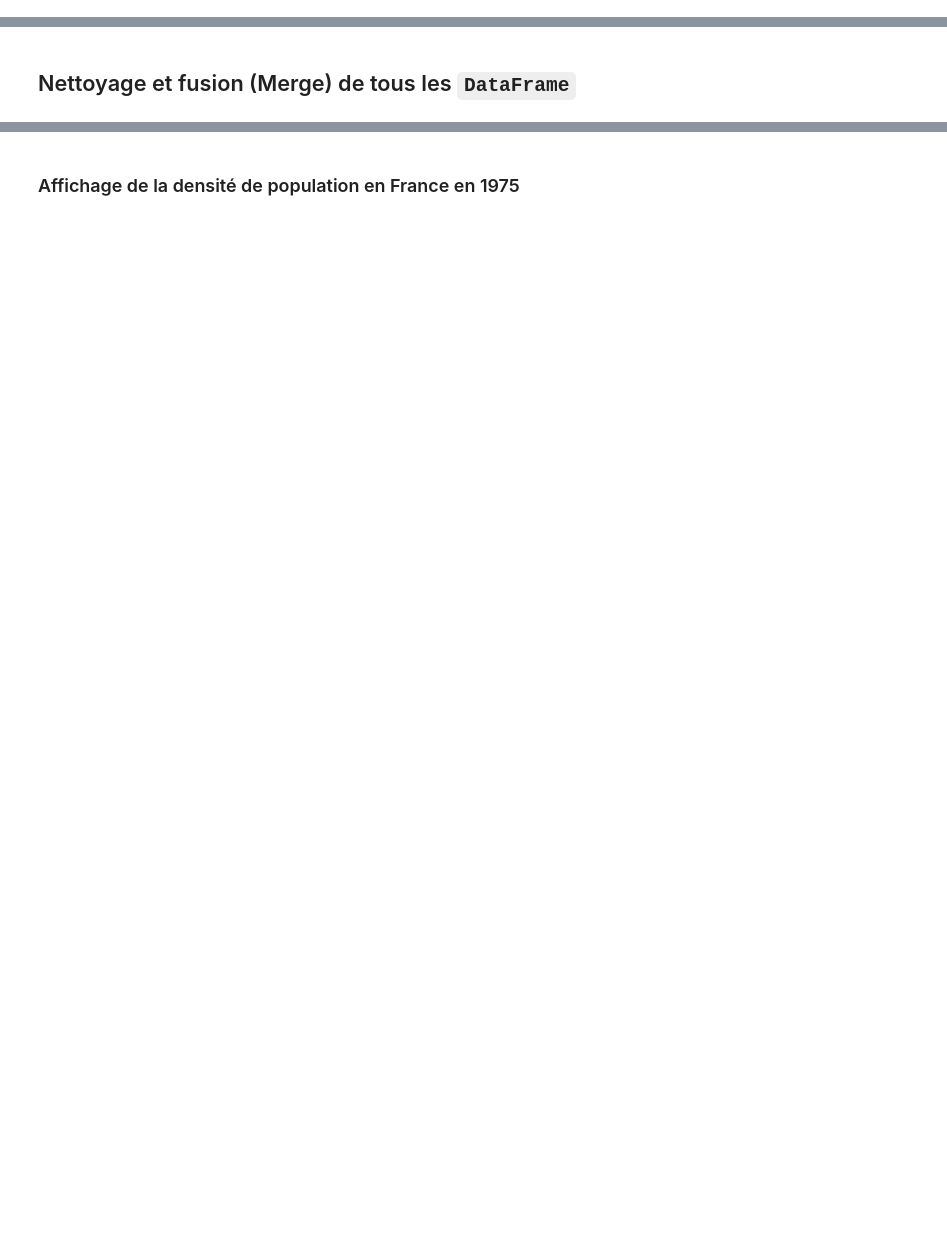
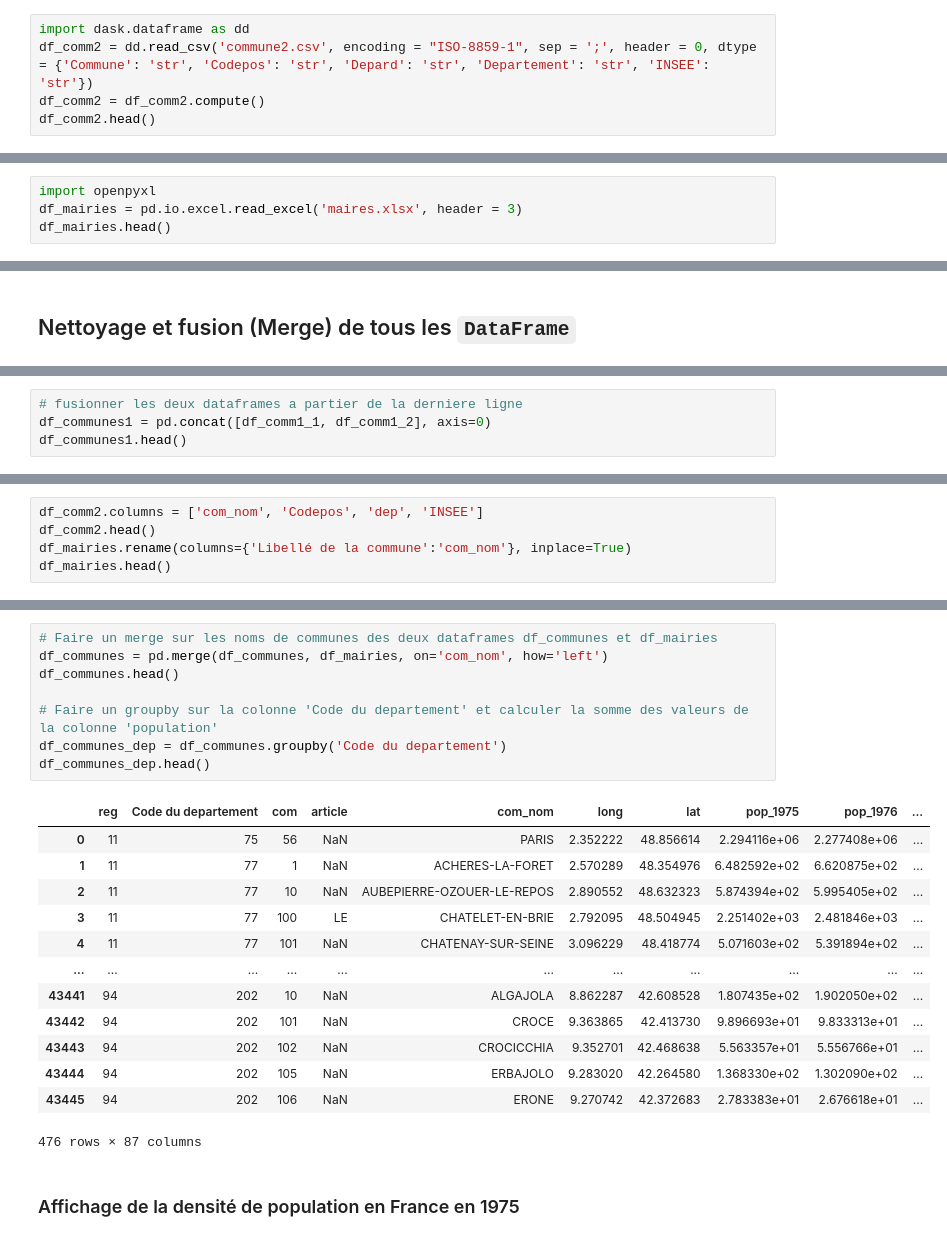
Before and after one commit to akai-code/tp_de, a Jupyter notebook: TP3-2023_base.ipynb, the cells around one changed output, grey strips where cells are left out. Drawn from its saved outputs; the diff is of its cells as text; blank space fills up the shorter version.

```diff
--- a/TP3-2023_base.ipynb
+++ b/TP3-2023_base.ipynb
@@ -60,0 +82,5 @@ df_comm1_1.head()
+# %%
+import dask.dataframe as dd
+df_comm2 = dd.read_csv('commune2.csv', encoding = "ISO-8859-1", sep = ';', header = 0, dtype = {'Commune': 'str', 'Codepos': 'str', 'Depard': 'str', 'Departement': 'str', 'INSEE': 'str'})
+df_comm2 = df_comm2.compute()
+df_comm2.head()
@@ -60,0 +112,4 @@ df_comm1_1.head()
+# %%
+import openpyxl
+df_mairies = pd.io.excel.read_excel('maires.xlsx', header = 3)
+df_mairies.head()
@@ -65,0 +138,4 @@ df_comm1_2.head()
+# %%
+# fusionner les deux dataframes a partier de la derniere ligne
+df_communes1 = pd.concat([df_comm1_1, df_comm1_2], axis=0)
+df_communes1.head()
@@ -65,0 +152,5 @@ df_comm1_2.head()
+# %%
+df_comm2.columns = ['com_nom', 'Codepos', 'dep', 'INSEE']
+df_comm2.head()
+df_mairies.rename(columns={'Libellé de la commune':'com_nom'}, inplace=True)
+df_mairies.head()
@@ -66,2 +216,24 @@ df_comm1_2.head()
+# %%
+# Faire un merge sur les noms de communes des deux dataframes df_communes et df_mairies
+df_communes = pd.merge(df_communes, df_mairies, on='com_nom', how='left')
+df_communes.head()
+
+# Faire un groupby sur la colonne 'Code du departement' et calculer la somme des valeurs de la colonne 'population'
+df_communes_dep = df_communes.groupby('Code du departement')
+df_communes_dep.head()
+# %% [output]
+|  | reg | Code du departement | com | article | com_nom | long | lat | pop_1975 | pop_1976 | ... |
+| 0 | 11 | 75 | 56 | NaN | PARIS | 2.352222 | 48.856614 | 2.294116e+06 | 2.277408e+06 | ... |
+| 1 | 11 | 77 | 1 | NaN | ACHERES-LA-FORET | 2.570289 | 48.354976 | 6.482592e+02 | 6.620875e+02 | ... |
+| 2 | 11 | 77 | 10 | NaN | AUBEPIERRE-OZOUER-LE-REPOS | 2.890552 | 48.632323 | 5.874394e+02 | 5.995405e+02 | ... |
+| 3 | 11 | 77 | 100 | LE | CHATELET-EN-BRIE | 2.792095 | 48.504945 | 2.251402e+03 | 2.481846e+03 | ... |
+| 4 | 11 | 77 | 101 | NaN | CHATENAY-SUR-SEINE | 3.096229 | 48.418774 | 5.071603e+02 | 5.391894e+02 | ... |
+| ... | ... | ... | ... | ... | ... | ... | ... | ... | ... | ... |
+| 43441 | 94 | 202 | 10 | NaN | ALGAJOLA | 8.862287 | 42.608528 | 1.807435e+02 | 1.902050e+02 | ... |
+| 43442 | 94 | 202 | 101 | NaN | CROCE | 9.363865 | 42.413730 | 9.896693e+01 | 9.833313e+01 | ... |
+| 43443 | 94 | 202 | 102 | NaN | CROCICCHIA | 9.352701 | 42.468638 | 5.563357e+01 | 5.556766e+01 | ... |
+| 43444 | 94 | 202 | 105 | NaN | ERBAJOLO | 9.283020 | 42.264580 | 1.368330e+02 | 1.302090e+02 | ... |
+| 43445 | 94 | 202 | 106 | NaN | ERONE | 9.270742 | 42.372683 | 2.783383e+01 | 2.676618e+01 | ... |
+476 rows × 87 columns
 # %% [markdown]
 ### Affichage de la densité de population en France en 1975
```
Also changed, not shown: parts of 16 cells of this notebook.
